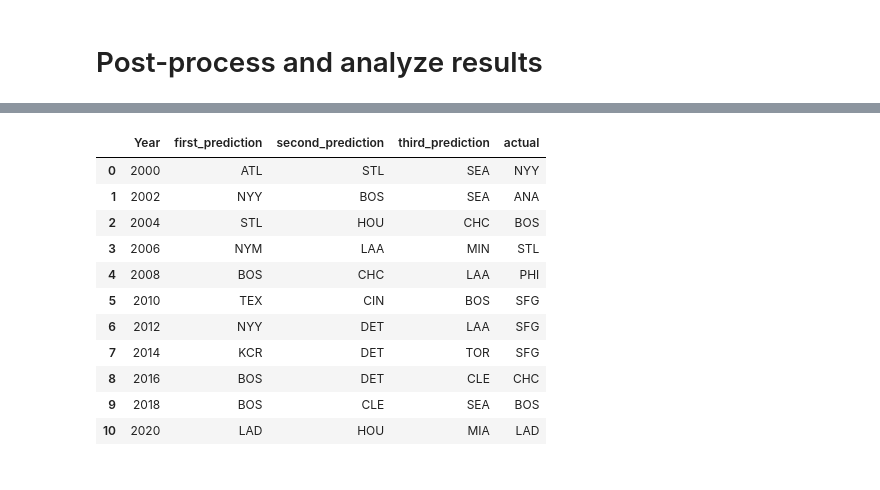
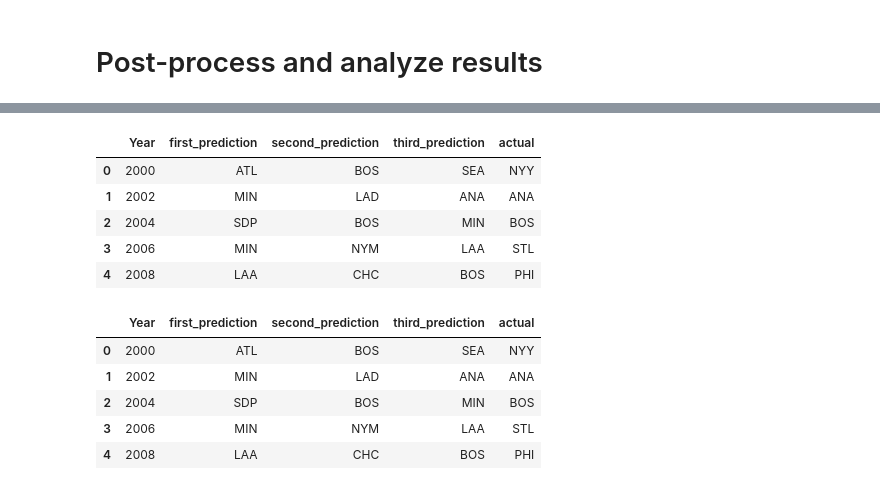
Before and after one commit to rileyfritz/final-project-MLB, a Jupyter notebook: neural_network.ipynb, the cells around one changed output, grey strips where cells are left out. Cells and saved outputs as stored; diff of their text form; code cells hidden in the pictures.

```diff
--- a/neural_network.ipynb
+++ b/neural_network.ipynb
@@ -239,17 +239,12 @@ df = top_three_df.merge(winners_df, on='Year')
 # %%
 # dataframe cleanup
 df.drop(columns=['Prediction','Actual'], inplace=True)
-df.rename(columns={'Team':'actual'})
-# %% [output]
-|  | Year | first_prediction | second_prediction | third_prediction | actual |
-| 0 | 2000 | ATL | STL | SEA | NYY |
-| 1 | 2002 | NYY | BOS | SEA | ANA |
-| 2 | 2004 | STL | HOU | CHC | BOS |
-| 3 | 2006 | NYM | LAA | MIN | STL |
-| 4 | 2008 | BOS | CHC | LAA | PHI |
-| 5 | 2010 | TEX | CIN | BOS | SFG |
-| 6 | 2012 | NYY | DET | LAA | SFG |
-| 7 | 2014 | KCR | DET | TOR | SFG |
-| 8 | 2016 | BOS | DET | CLE | CHC |
-| 9 | 2018 | BOS | CLE | SEA | BOS |
-| 10 | 2020 | LAD | HOU | MIA | LAD |
+# %%
+df.head()
+# %% [output]
+|  | Year | first_prediction | second_prediction | third_prediction | actual |
+| 0 | 2000 | ATL | BOS | SEA | NYY |
+| 1 | 2002 | MIN | LAD | ANA | ANA |
+| 2 | 2004 | SDP | BOS | MIN | BOS |
+| 3 | 2006 | MIN | NYM | LAA | STL |
+| 4 | 2008 | LAA | CHC | BOS | PHI |
@@ -255,0 +253,9 @@ df.rename(columns={'Team':'actual'})
+# %%
+df.head()
+# %% [output]
+|  | Year | first_prediction | second_prediction | third_prediction | actual |
+| 0 | 2000 | ATL | BOS | SEA | NYY |
+| 1 | 2002 | MIN | LAD | ANA | ANA |
+| 2 | 2004 | SDP | BOS | MIN | BOS |
+| 3 | 2006 | MIN | NYM | LAA | STL |
+| 4 | 2008 | LAA | CHC | BOS | PHI |
```
Also changed, not shown: parts of 4 cells of this notebook, 6 other files.
